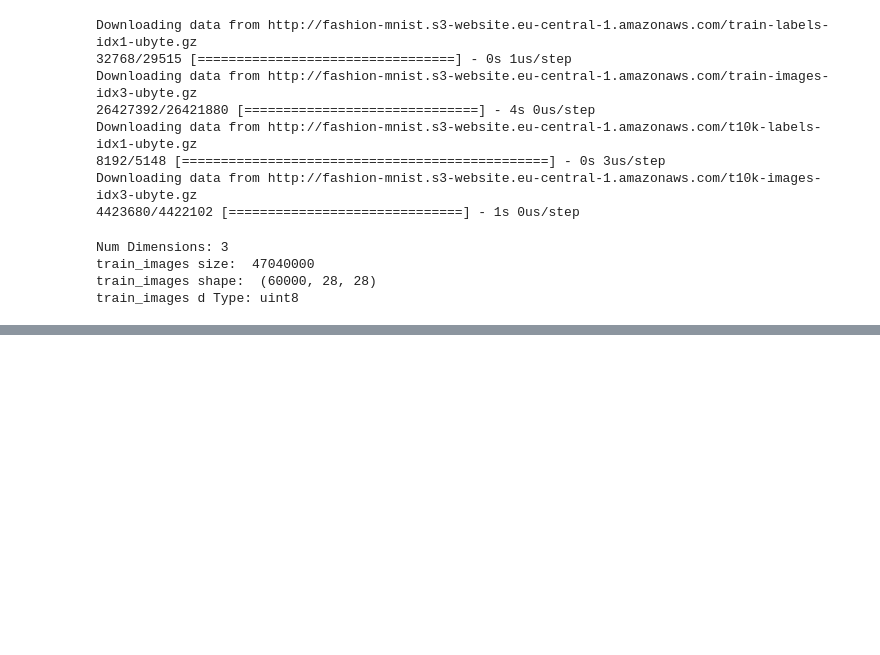
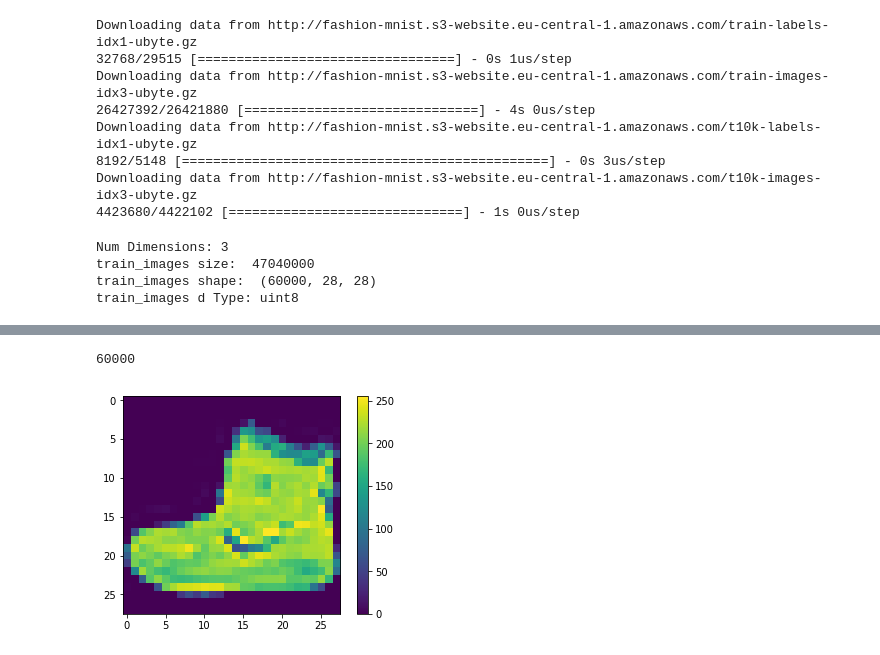
Before and after one commit to Jayasagar/neural-network-model-to-classify-images-of-clothing, a Jupyter notebook: NeuralNetworkModelToClassifyImagesOfClothing.ipynb, the cells around one changed output, grey strips where cells are left out. Saved outputs shown, nothing was run; the diff lists cells and outputs as text; code cells hidden in the pictures; blank space fills up the shorter version.

Commit message:
DAY 4 2018-ASO Everyday Commit: Plot 5/5 grid to show images in a row, Display on eimage with colorbar to know bit range , convert to 0 to 1 range by dividing 255

```diff
--- a/NeuralNetworkModelToClassifyImagesOfClothing.ipynb
+++ b/NeuralNetworkModelToClassifyImagesOfClothing.ipynb
@@ -75,0 +73,16 @@ print(x2.shape , x2.ndim)
+# %%
+# Each label is an integer between 0 and 9:
+len(train_labels)
+# %% [output]
+60000
+# %%
+# Preprocess the data
+# The data must be preprocessed before training the network.
+# If you inspect the first image in the training set, you will see that the pixel values fall in the range of 0 to 255:
+
+plt.figure()
+plt.imshow(train_images[0])
+plt.colorbar()
+plt.gca().grid(False)
+# %% [output]
+[figure, added]
```
Also changed, not shown: parts of 4 cells of this notebook.
